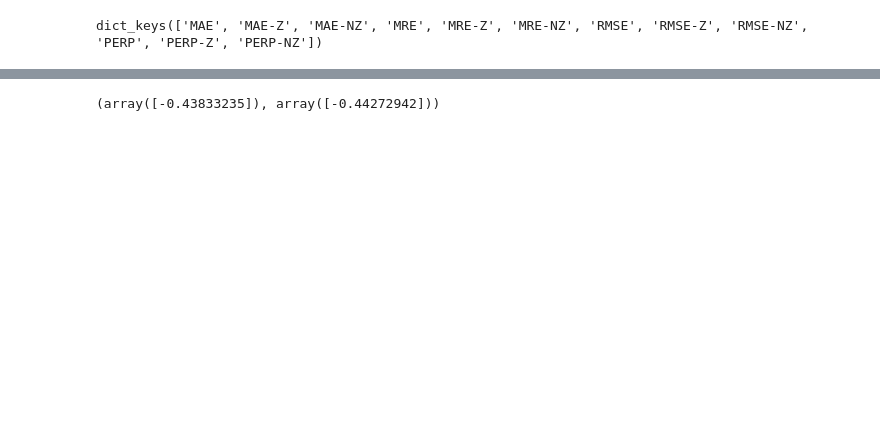
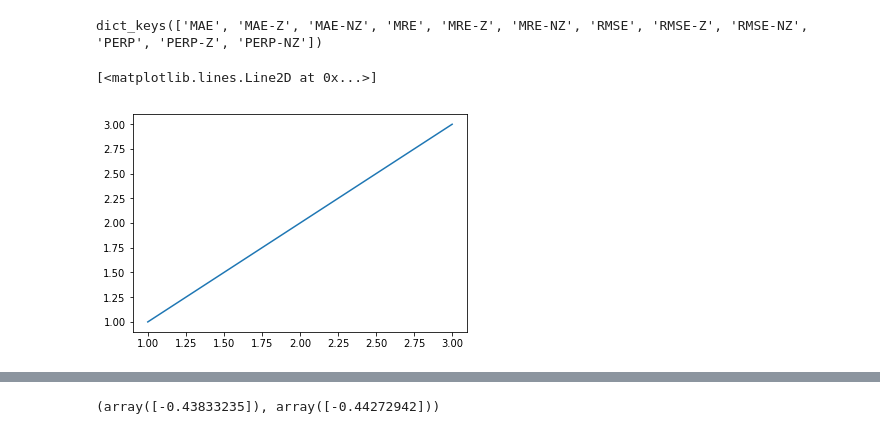
Before and after one commit to aschein/prgds, a Jupyter notebook: results/matrices/matrix_results.ipynb, the cells around one changed output, grey strips where cells are left out. Drawn from its saved outputs; the diff is of its cells as text; code cells hidden in the pictures; blank space fills up the shorter version.

```diff
--- a/results/matrices/matrix_results.ipynb
+++ b/results/matrices/matrix_results.ipynb
@@ -20,6 +22,11 @@ bptf_df = pd.read_pickle('bptf_matrix_results_df.pkl')
 all_results['GDELT-F']['pgds'].keys()
 # %% [output]
 dict_keys(['MAE', 'MAE-Z', 'MAE-NZ', 'MRE', 'MRE-Z', 'MRE-NZ', 'RMSE', 'RMSE-Z', 'RMSE-NZ', 'PERP', 'PERP-Z', 'PERP-NZ'])
+# %%
+plt.plot([1,2,3],[1,2,3])
+# %% [output]
+[<matplotlib.lines.Line2D at 0x...>]
+[figure, added]
 # %%
 
 PGDS_COLOR = sns.color_palette("Paired")[7]
```
Also changed, not shown: parts of 2 cells of this notebook, 2 other files.
